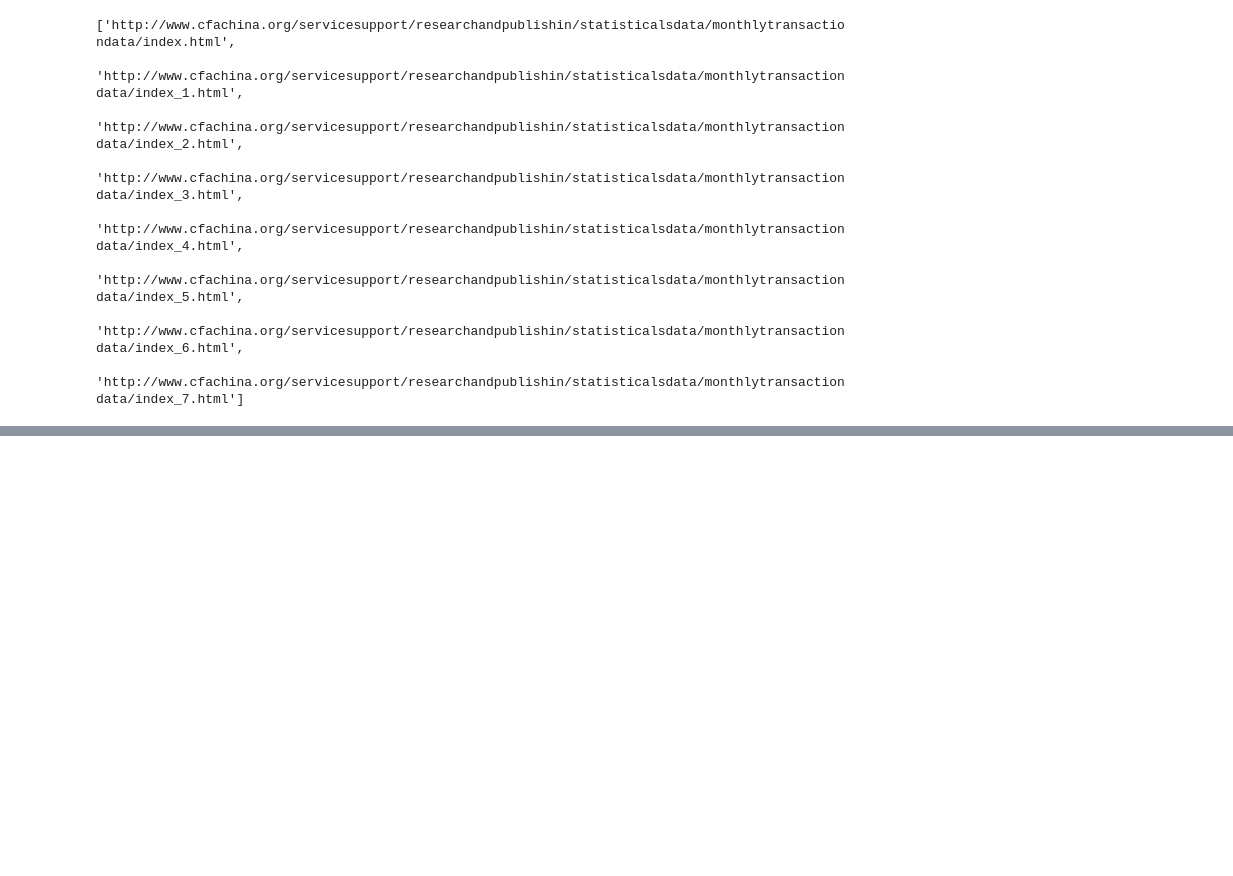
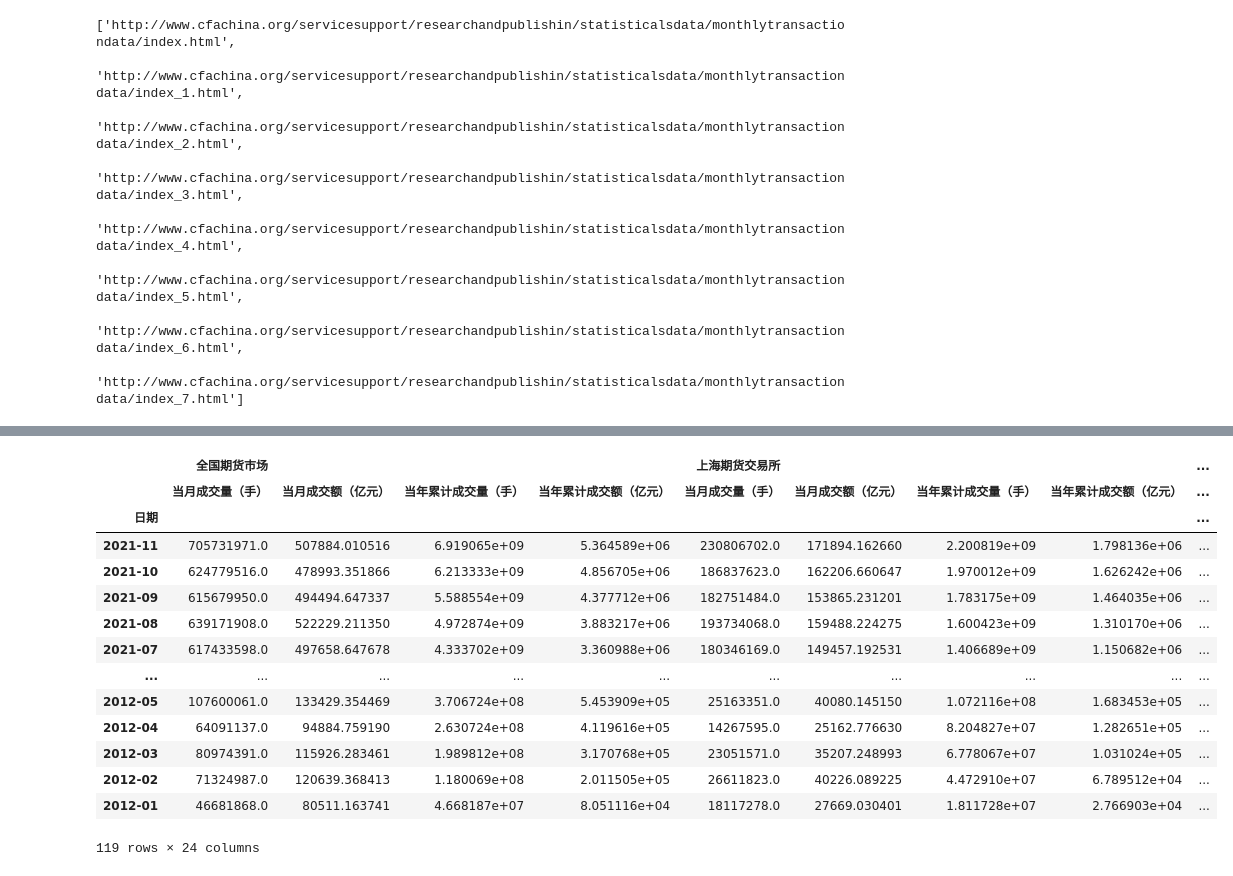
Before and after one commit to jianwu21/ChinaFuturesMarketCrawler, a Jupyter notebook: FuturesTransaction/MonthlyTransactionCrawler.ipynb, the cells around one changed output, grey strips where cells are left out. Saved outputs shown, nothing was run; the diff lists cells and outputs as text; code cells hidden in the pictures; blank space fills up the shorter version.

Commit message:
crawling from excel

```diff
--- a/FuturesTransaction/MonthlyTransactionCrawler.ipynb
+++ b/FuturesTransaction/MonthlyTransactionCrawler.ipynb
@@ -367,0 +358,23 @@ df.to_excel('./re.xls')
+# %%
+df_from_excel = createTransacrionsDataFrame()
+
+for year in range(2021, 2011, -1):
+    suffix = 'xls'
+    if (year >= 2019):
+        suffix = 'xlsx'
+    wb = xw.Book('./{}.{}'.format(year, suffix))
+    print('Processing file {}.{}'.format(year, suffix))
+    total_m = 12
+
+    if (year == 2021):
+        total_m = 11
+
+    for m in list(range(total_m, 0, -1)):
+#         date = '{}-{}'.format(year, m)
+        date = prettyDate(year, m)
+        sheet = wb.sheets['{}月'.format(m)]
+        trans_dict = getTransactionFromSheet(sheet, year , m)
+
+        df_from_excel.loc[date] = getDataListFromTransactionDict(trans_dict)
+
+    wb.close()
@@ -367,0 +392,18 @@ df.to_excel('./re.xls')
+# %%
+df_from_excel
+# %% [output]
+|  | 全国期货市场 |  |  |  | 上海期货交易所 |  |  |  | ... |
+|  | 当月成交量（手） | 当月成交额（亿元） | 当年累计成交量（手） | 当年累计成交额（亿元） | 当月成交量（手） | 当月成交额（亿元） | 当年累计成交量（手） | 当年累计成交额（亿元） | ... |
+| 日期 |  |  |  |  |  |  |  |  | ... |
+| 2021-11 | 705731971.0 | 507884.010516 | 6.919065e+09 | 5.364589e+06 | 230806702.0 | 171894.162660 | 2.200819e+09 | 1.798136e+06 | ... |
+| 2021-10 | 624779516.0 | 478993.351866 | 6.213333e+09 | 4.856705e+06 | 186837623.0 | 162206.660647 | 1.970012e+09 | 1.626242e+06 | ... |
+| 2021-09 | 615679950.0 | 494494.647337 | 5.588554e+09 | 4.377712e+06 | 182751484.0 | 153865.231201 | 1.783175e+09 | 1.464035e+06 | ... |
+| 2021-08 | 639171908.0 | 522229.211350 | 4.972874e+09 | 3.883217e+06 | 193734068.0 | 159488.224275 | 1.600423e+09 | 1.310170e+06 | ... |
+| 2021-07 | 617433598.0 | 497658.647678 | 4.333702e+09 | 3.360988e+06 | 180346169.0 | 149457.192531 | 1.406689e+09 | 1.150682e+06 | ... |
+| ... | ... | ... | ... | ... | ... | ... | ... | ... | ... |
+| 2012-05 | 107600061.0 | 133429.354469 | 3.706724e+08 | 5.453909e+05 | 25163351.0 | 40080.145150 | 1.072116e+08 | 1.683453e+05 | ... |
+| 2012-04 | 64091137.0 | 94884.759190 | 2.630724e+08 | 4.119616e+05 | 14267595.0 | 25162.776630 | 8.204827e+07 | 1.282651e+05 | ... |
+| 2012-03 | 80974391.0 | 115926.283461 | 1.989812e+08 | 3.170768e+05 | 23051571.0 | 35207.248993 | 6.778067e+07 | 1.031024e+05 | ... |
+| 2012-02 | 71324987.0 | 120639.368413 | 1.180069e+08 | 2.011505e+05 | 26611823.0 | 40226.089225 | 4.472910e+07 | 6.789512e+04 | ... |
+| 2012-01 | 46681868.0 | 80511.163741 | 4.668187e+07 | 8.051116e+04 | 18117278.0 | 27669.030401 | 1.811728e+07 | 2.766903e+04 | ... |
+119 rows × 24 columns
```
Also changed, not shown: parts of 11 cells of this notebook, 12 other files.
